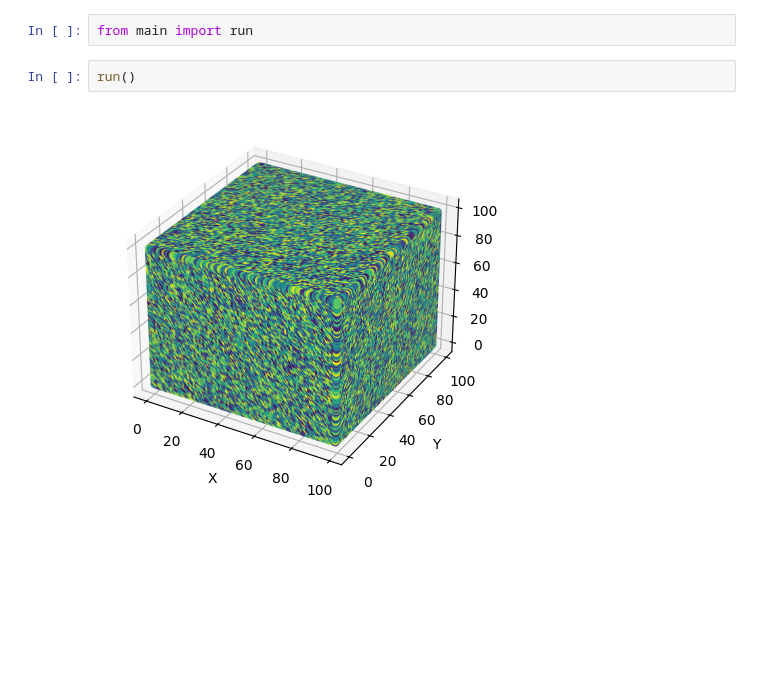
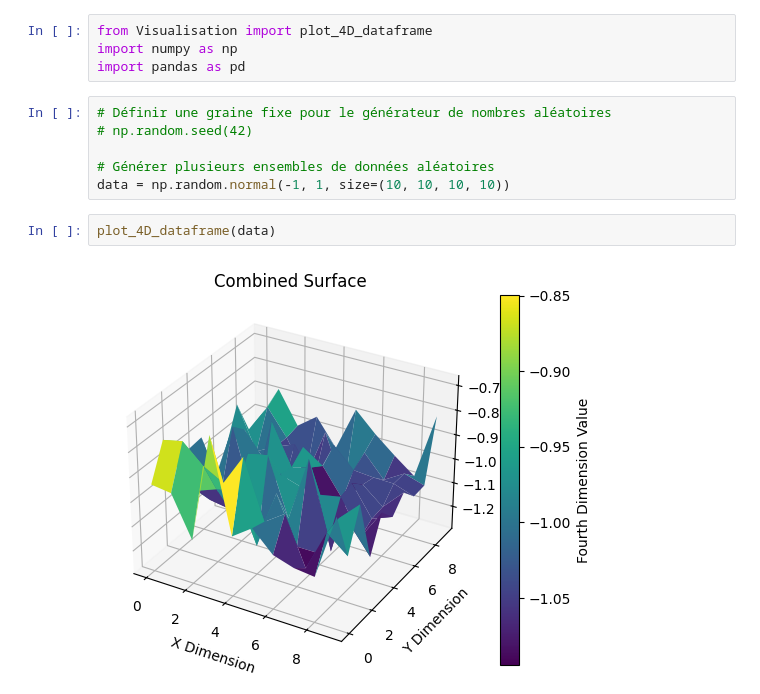
Before and after one commit to graknar/AImotionnal, a Jupyter notebook: main.ipynb, the cells around one changed output. Drawn from its saved outputs; the diff is of its cells as text; blank space fills up the shorter version.

Commit message:
💩plot_surface

```diff
--- a/main.ipynb
+++ b/main.ipynb
@@ -1,6 +1,14 @@
-# %%
-from main import run
-# %%
-run()
-# %% [output]
-[figure, removed]
+# %%
+from Visualisation import plot_4D_dataframe
+import numpy as np
+import pandas as pd
+# %%
+# Définir une graine fixe pour le générateur de nombres aléatoires
+# np.random.seed(42)
+
+# Générer plusieurs ensembles de données aléatoires
+data = np.random.normal(-1, 1, size=(10, 10, 10, 10))
+# %%
+plot_4D_dataframe(data)
+# %% [output]
+[figure, added]
```
Also changed, not shown: 1 other file.
